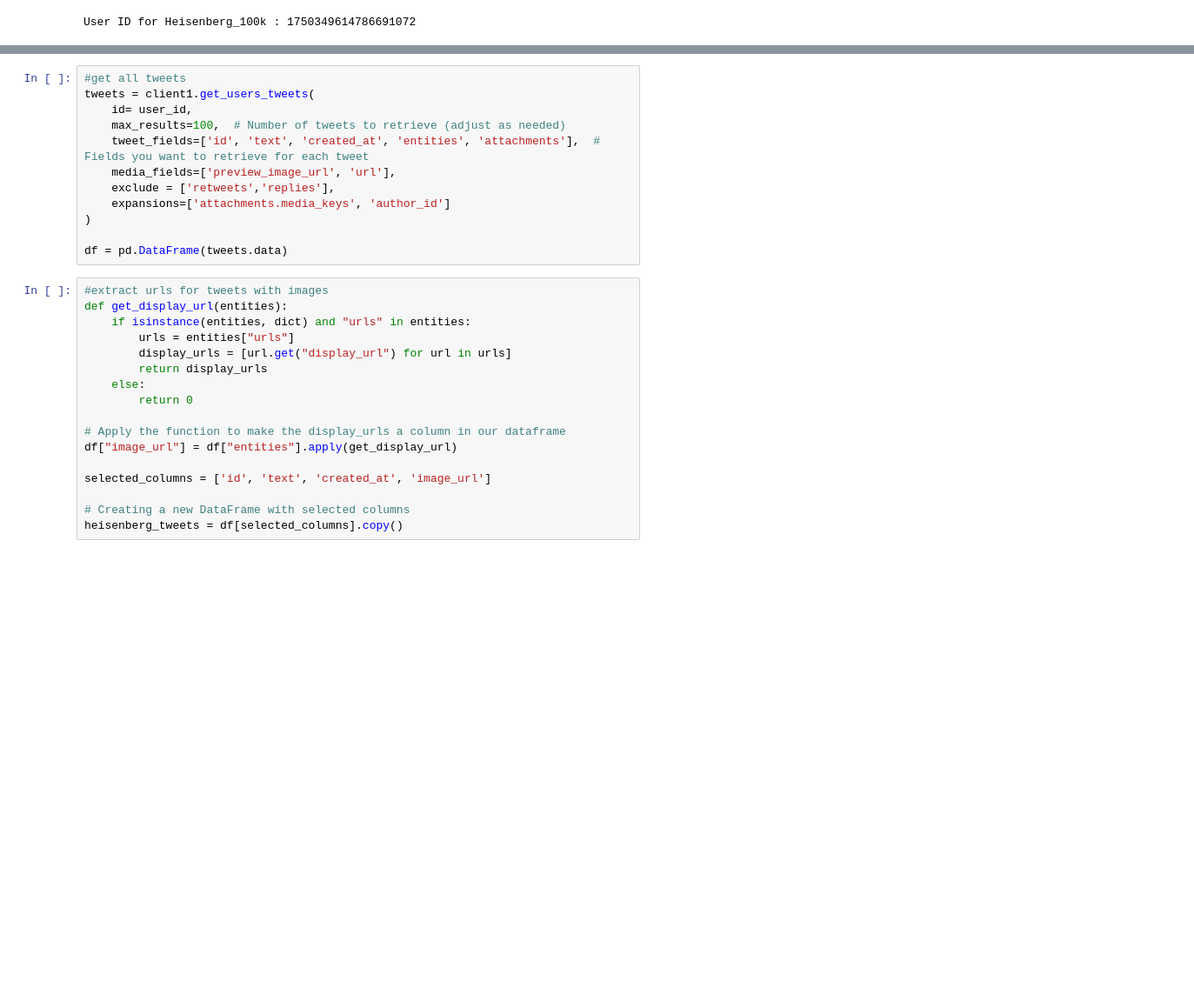
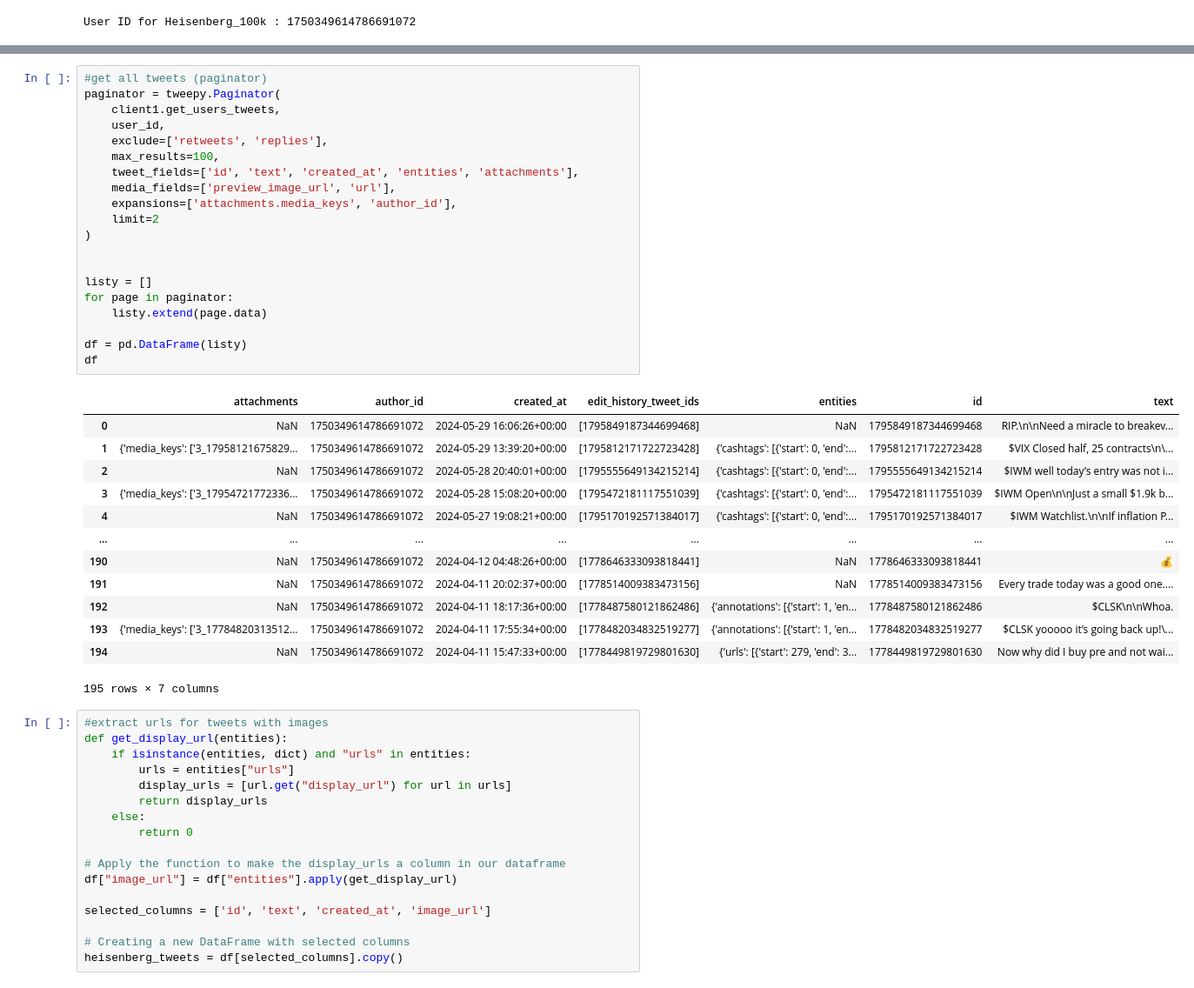
Before and after one commit to amoogat/Project_X, a Jupyter notebook: projectx-cleaned.ipynb, the cells around one changed output, grey strips where cells are left out. Shown: that part at 87% size. Saved outputs shown, nothing was run; the diff lists cells and outputs as text; blank space fills up the shorter version.

```diff
--- a/projectx-cleaned.ipynb
+++ b/projectx-cleaned.ipynb
@@ -82,15 +48,37 @@ User ID for Heisenberg_100k : 1750349614786691072
-# %%
-#get all tweets
-tweets = client1.get_users_tweets(
-    id= user_id,
-    max_results=100,  # Number of tweets to retrieve (adjust as needed)
-    tweet_fields=['id', 'text', 'created_at', 'entities', 'attachments'],  # Fields you want to retrieve for each tweet
-    media_fields=['preview_image_url', 'url'],
-    exclude = ['retweets','replies'],
-    expansions=['attachments.media_keys', 'author_id']
-)
-
-df = pd.DataFrame(tweets.data)
+# %%
+#get all tweets (paginator)
+paginator = tweepy.Paginator(
+    client1.get_users_tweets,
+    user_id,
+    exclude=['retweets', 'replies'],
+    max_results=100,
+    tweet_fields=['id', 'text', 'created_at', 'entities', 'attachments'],
+    media_fields=['preview_image_url', 'url'],
+    expansions=['attachments.media_keys', 'author_id'],
+    limit=2
+)
+
+
+listy = []
+for page in paginator:
+    listy.extend(page.data)
+
+df = pd.DataFrame(listy)
+df
+# %% [output]
+|  | attachments | author_id | created_at | edit_history_tweet_ids | entities | id | text |
+| 0 | NaN | 1750349614786691072 | 2024-05-29 16:06:26+00:00 | [1795849187344699468] | NaN | 1795849187344699468 | RIP.\n\nNeed a miracle to breakev... |
+| 1 | {'media_keys': ['3_17958121675829... | 1750349614786691072 | 2024-05-29 13:39:20+00:00 | [1795812171722723428] | {'cashtags': [{'start': 0, 'end':... | 1795812171722723428 | $VIX Closed half, 25 contracts\n\... |
+| 2 | NaN | 1750349614786691072 | 2024-05-28 20:40:01+00:00 | [1795555649134215214] | {'cashtags': [{'start': 0, 'end':... | 1795555649134215214 | $IWM well today’s entry was not i... |
+| 3 | {'media_keys': ['3_17954721772336... | 1750349614786691072 | 2024-05-28 15:08:20+00:00 | [1795472181117551039] | {'cashtags': [{'start': 0, 'end':... | 1795472181117551039 | $IWM Open\n\nJust a small $1.9k b... |
+| 4 | NaN | 1750349614786691072 | 2024-05-27 19:08:21+00:00 | [1795170192571384017] | {'cashtags': [{'start': 0, 'end':... | 1795170192571384017 | $IWM Watchlist.\n\nIf inflation P... |
+| ... | ... | ... | ... | ... | ... | ... | ... |
+| 190 | NaN | 1750349614786691072 | 2024-04-12 04:48:26+00:00 | [1778646333093818441] | NaN | 1778646333093818441 | 💰 |
+| 191 | NaN | 1750349614786691072 | 2024-04-11 20:02:37+00:00 | [1778514009383473156] | NaN | 1778514009383473156 | Every trade today was a good one.... |
+| 192 | NaN | 1750349614786691072 | 2024-04-11 18:17:36+00:00 | [1778487580121862486] | {'annotations': [{'start': 1, 'en... | 1778487580121862486 | $CLSK\n\nWhoa. |
+| 193 | {'media_keys': ['3_17784820313512... | 1750349614786691072 | 2024-04-11 17:55:34+00:00 | [1778482034832519277] | {'annotations': [{'start': 1, 'en... | 1778482034832519277 | $CLSK yooooo it’s going back up!\... |
+| 194 | NaN | 1750349614786691072 | 2024-04-11 15:47:33+00:00 | [1778449819729801630] | {'urls': [{'start': 279, 'end': 3... | 1778449819729801630 | Now why did I buy pre and not wai... |
+195 rows × 7 columns
 # %%
 #extract urls for tweets with images
 def get_display_url(entities):
```
Also changed, not shown: parts of 15 cells of this notebook.
